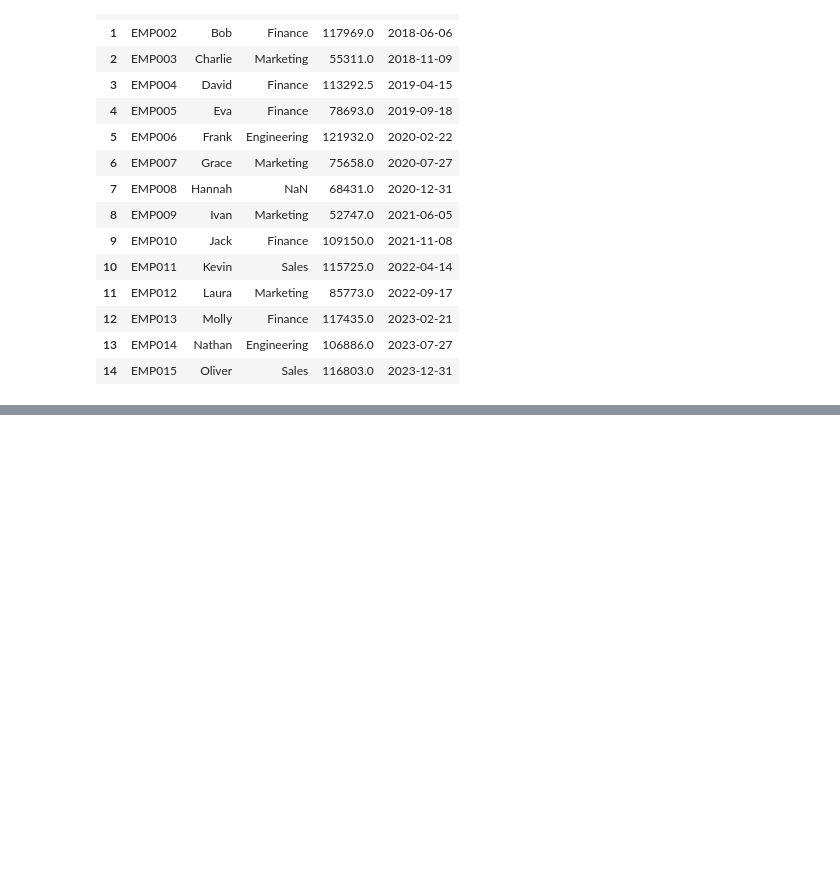
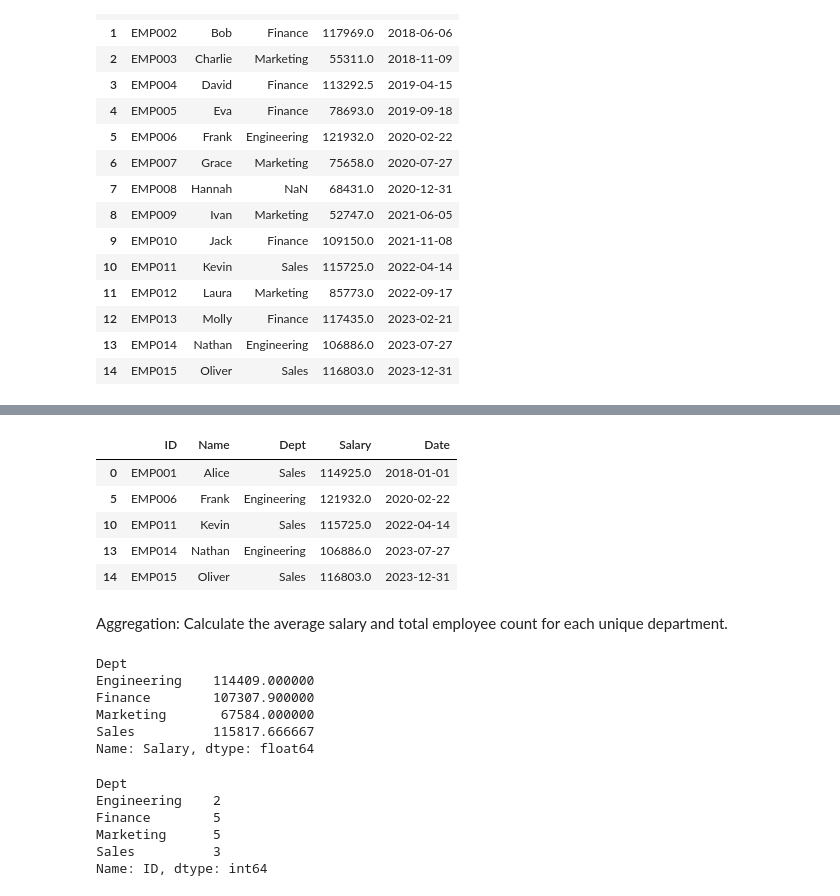
Before and after one commit to waseem123/da-feb-26, a Jupyter notebook: pandas-tutorials/pandas-assignment1.ipynb, the cells around one changed output, grey strips where cells are left out. Saved outputs shown, nothing was run; the diff lists cells and outputs as text; code cells hidden in the pictures; blank space fills up the shorter version.

```diff
--- a/pandas-tutorials/pandas-assignment1.ipynb
+++ b/pandas-tutorials/pandas-assignment1.ipynb
@@ -98,0 +164,30 @@ df
+# %%
+df[(df['Salary']>100000) & (df['Dept'].isin(['Sales','Engineering']))].sort_values(['Dept','Name'])
+# %% [output]
+|  | ID | Name | Dept | Salary | Date |
+| 0 | EMP001 | Alice | Sales | 114925.0 | 2018-01-01 |
+| 5 | EMP006 | Frank | Engineering | 121932.0 | 2020-02-22 |
+| 10 | EMP011 | Kevin | Sales | 115725.0 | 2022-04-14 |
+| 13 | EMP014 | Nathan | Engineering | 106886.0 | 2023-07-27 |
+| 14 | EMP015 | Oliver | Sales | 116803.0 | 2023-12-31 |
+# %% [markdown]
+Aggregation: Calculate the average salary and total employee count for each unique department.
+# %%
+df_x=df.groupby('Dept')
+df_x['Salary'].mean()
+# %% [output]
+Dept
+Engineering    114409.000000
+Finance        107307.900000
+Marketing       67584.000000
+Sales          115817.666667
+Name: Salary, dtype: float64
+# %%
+df_x['ID'].count()
+# %% [output]
+Dept
+Engineering    2
+Finance        5
+Marketing      5
+Sales          3
+Name: ID, dtype: int64
```
Also changed, not shown: parts of 14 cells of this notebook.
